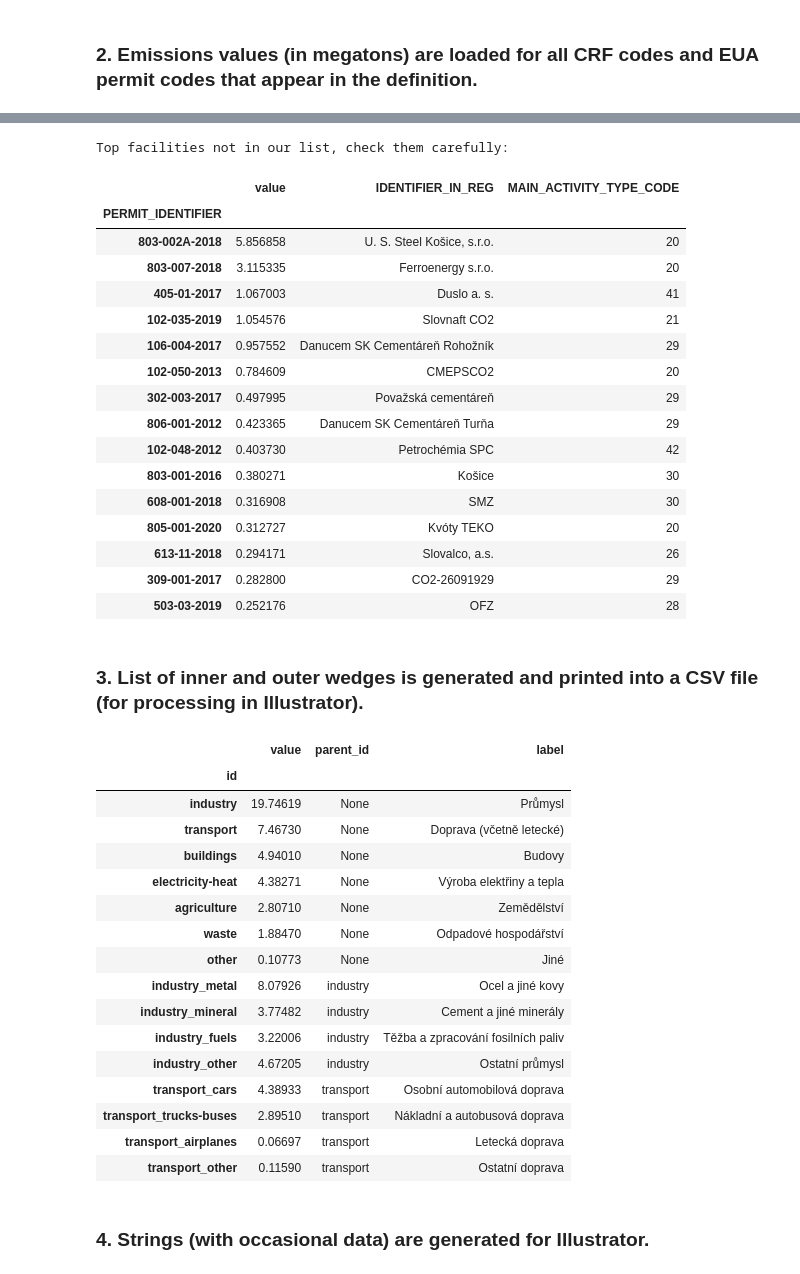
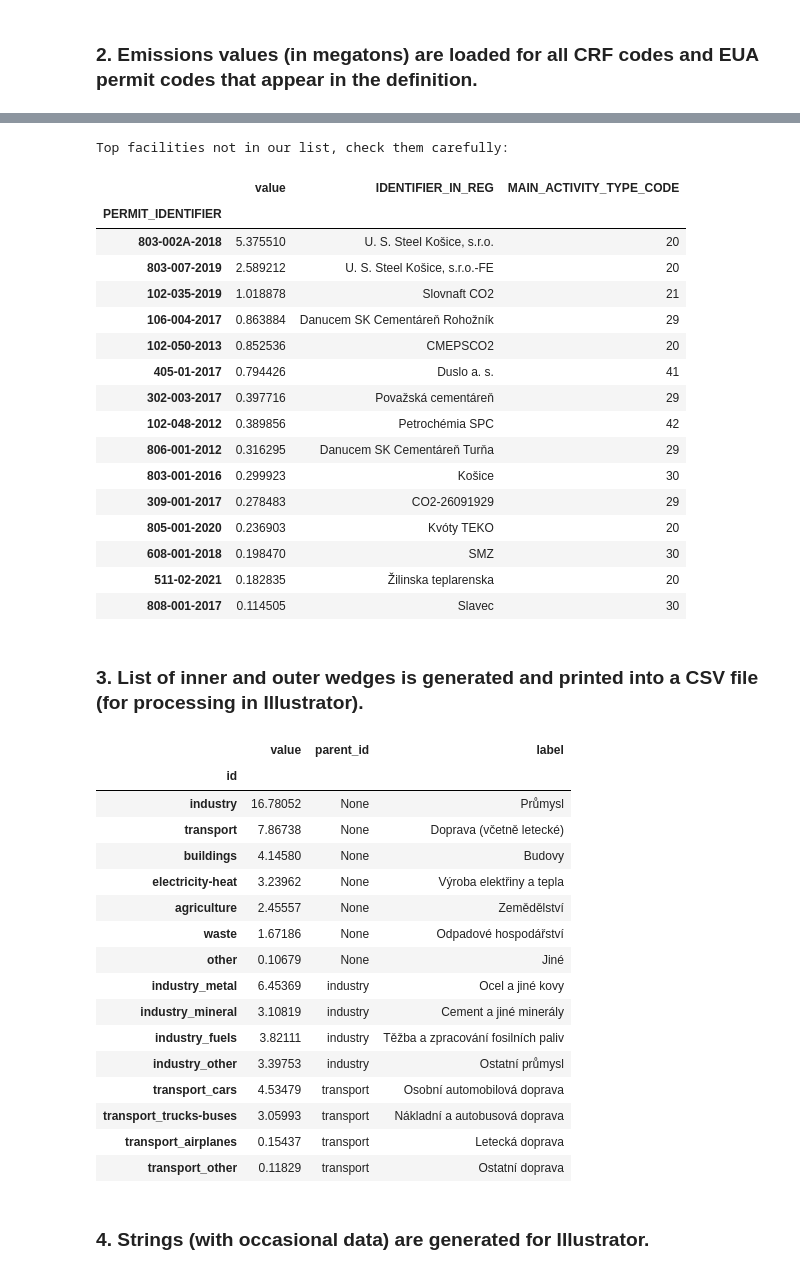
Before and after one commit to faktaoklimatu/data-analysis, a Jupyter notebook: notebooks/emissions/pie-charts/SK.ipynb, the cells around one changed output, grey strips where cells are left out. Cells and saved outputs as stored; diff of their text form; code cells hidden in the pictures.

```diff
--- a/notebooks/emissions/pie-charts/SK.ipynb
+++ b/notebooks/emissions/pie-charts/SK.ipynb
@@ -24,8 +24,7 @@ from data_analysis.eurostat_population_utils import get_eurostat_population_data
 ### 1. The structure of the pie charts is defined (using CRF codes and EUA permit codes).
 # %%
 GEO = Geo.SK
-YEAR = 2021
-TOTAL_EMISSION = 'TOTX4_MEMONIA'
+YEAR = 2023
 
 definition = [
     get_sector_definition(Sector.INDUSTRY) |
@@ -134,7 +133,7 @@ for wedge_def in definition:
 df_eua = df_eua_filtered = pd.DataFrame()
 if allowance_permit_codes:
     df_eua = get_allowances_data(
-        YEAR, registry_code=GEO.value, main_activity_code=None, eua_path="../../../data/EUA/verified_emissions_2021_en.xlsx")
+        YEAR, registry_code=GEO.value, main_activity_code=None, eua_path= f"../../../data/EUA/verified_emissions_{YEAR}_en.xlsx")
     df_eua_filtered = df_eua.loc[df_eua.index.isin(allowance_permit_codes),]
     df = pd.concat([df, df_eua_filtered])
 
@@ -154,57 +153,57 @@ df_eua.loc[~ df_eua.index.isin(allowance_permit_codes),].head(15)
 Top facilities not in our list, check them carefully:
 |  | value | IDENTIFIER_IN_REG | MAIN_ACTIVITY_TYPE_CODE |
 | PERMIT_IDENTIFIER |  |  |  |
-| 803-002A-2018 | 5.856858 | U. S. Steel Košice, s.r.o. | 20 |
-| 803-007-2018 | 3.115335 | Ferroenergy s.r.o. | 20 |
-| 405-01-2017 | 1.067003 | Duslo a. s. | 41 |
-| 102-035-2019 | 1.054576 | Slovnaft CO2 | 21 |
-| 106-004-2017 | 0.957552 | Danucem SK Cementáreň Rohožník | 29 |
-| 102-050-2013 | 0.784609 | CMEPSCO2 | 20 |
-| 302-003-2017 | 0.497995 | Považská cementáreň | 29 |
-| 806-001-2012 | 0.423365 | Danucem SK Cementáreň Turňa | 29 |
-| 102-048-2012 | 0.403730 | Petrochémia SPC | 42 |
-| 803-001-2016 | 0.380271 | Košice | 30 |
-| 608-001-2018 | 0.316908 | SMZ | 30 |
-| 805-001-2020 | 0.312727 | Kvóty TEKO | 20 |
-| 613-11-2018 | 0.294171 | Slovalco, a.s. | 26 |
-| 309-001-2017 | 0.282800 | CO2-26091929 | 29 |
-| 503-03-2019 | 0.252176 | OFZ | 28 |
+| 803-002A-2018 | 5.375510 | U. S. Steel Košice, s.r.o. | 20 |
+| 803-007-2019 | 2.589212 | U. S. Steel Košice, s.r.o.-FE | 20 |
+| 102-035-2019 | 1.018878 | Slovnaft CO2 | 21 |
+| 106-004-2017 | 0.863884 | Danucem SK Cementáreň Rohožník | 29 |
+| 102-050-2013 | 0.852536 | CMEPSCO2 | 20 |
+| 405-01-2017 | 0.794426 | Duslo a. s. | 41 |
+| 302-003-2017 | 0.397716 | Považská cementáreň | 29 |
+| 102-048-2012 | 0.389856 | Petrochémia SPC | 42 |
+| 806-001-2012 | 0.316295 | Danucem SK Cementáreň Turňa | 29 |
+| 803-001-2016 | 0.299923 | Košice | 30 |
+| 309-001-2017 | 0.278483 | CO2-26091929 | 29 |
+| 805-001-2020 | 0.236903 | Kvóty TEKO | 20 |
+| 608-001-2018 | 0.198470 | SMZ | 30 |
+| 511-02-2021 | 0.182835 | Žilinska teplarenska | 20 |
+| 808-001-2017 | 0.114505 | Slavec | 30 |
 # %% [markdown]
 ### 3. List of inner and outer wedges is generated and printed into a CSV file (for processing in Illustrator).
 # %%
-total_value = get_emissions_value(TOTAL_EMISSION, df)
+total_value = get_total_emissions_value(df)
 inner_wedges = get_emissions_wedges(definition, total_value, df)
 inner_dict = {wedge.id: wedge.value for wedge in inner_wedges}
 
 outer_wedges = []
 for wedge_def in definition:
     if 'breakdown' in wedge_def:
         parent_id = wedge_def['id']
         parent_value = inner_dict[parent_id]
         outer_wedges += get_emissions_wedges(
             wedge_def['breakdown'], parent_value, df, parent_id)
 
 df_all_wedges = pd.DataFrame(inner_wedges + outer_wedges).set_index("id")
 df_wedges = print_emissions_wedges_to_csv(inner_wedges + outer_wedges, f"output-{GEO.value}-wedges.csv")
 df_wedges
 # %% [output]
 |  | value | parent_id | label |
 | id |  |  |  |
-| industry | 19.74619 | None | Průmysl |
-| transport | 7.46730 | None | Doprava (včetně letecké) |
-| buildings | 4.94010 | None | Budovy |
-| electricity-heat | 4.38271 | None | Výroba elektřiny a tepla |
-| agriculture | 2.80710 | None | Zemědělství |
-| waste | 1.88470 | None | Odpadové hospodářství |
-| other | 0.10773 | None | Jiné |
-| industry_metal | 8.07926 | industry | Ocel a jiné kovy |
-| industry_mineral | 3.77482 | industry | Cement a jiné minerály |
-| industry_fuels | 3.22006 | industry | Těžba a zpracování fosilních paliv |
-| industry_other | 4.67205 | industry | Ostatní průmysl |
-| transport_cars | 4.38933 | transport | Osobní automobilová doprava |
-| transport_trucks-buses | 2.89510 | transport | Nákladní a autobusová doprava |
-| transport_airplanes | 0.06697 | transport | Letecká doprava |
-| transport_other | 0.11590 | transport | Ostatní doprava |
+| industry | 16.78052 | None | Průmysl |
+| transport | 7.86738 | None | Doprava (včetně letecké) |
+| buildings | 4.14580 | None | Budovy |
+| electricity-heat | 3.23962 | None | Výroba elektřiny a tepla |
+| agriculture | 2.45557 | None | Zemědělství |
+| waste | 1.67186 | None | Odpadové hospodářství |
+| other | 0.10679 | None | Jiné |
+| industry_metal | 6.45369 | industry | Ocel a jiné kovy |
+| industry_mineral | 3.10819 | industry | Cement a jiné minerály |
+| industry_fuels | 3.82111 | industry | Těžba a zpracování fosilních paliv |
+| industry_other | 3.39753 | industry | Ostatní průmysl |
+| transport_cars | 4.53479 | transport | Osobní automobilová doprava |
+| transport_trucks-buses | 3.05993 | transport | Nákladní a autobusová doprava |
+| transport_airplanes | 0.15437 | transport | Letecká doprava |
+| transport_other | 0.11829 | transport | Ostatní doprava |
 # %% [markdown]
 ### 4. Strings (with occasional data) are generated for Illustrator.
 # %%
```
Also changed, not shown: parts of 5 cells of this notebook, 5 other files.
